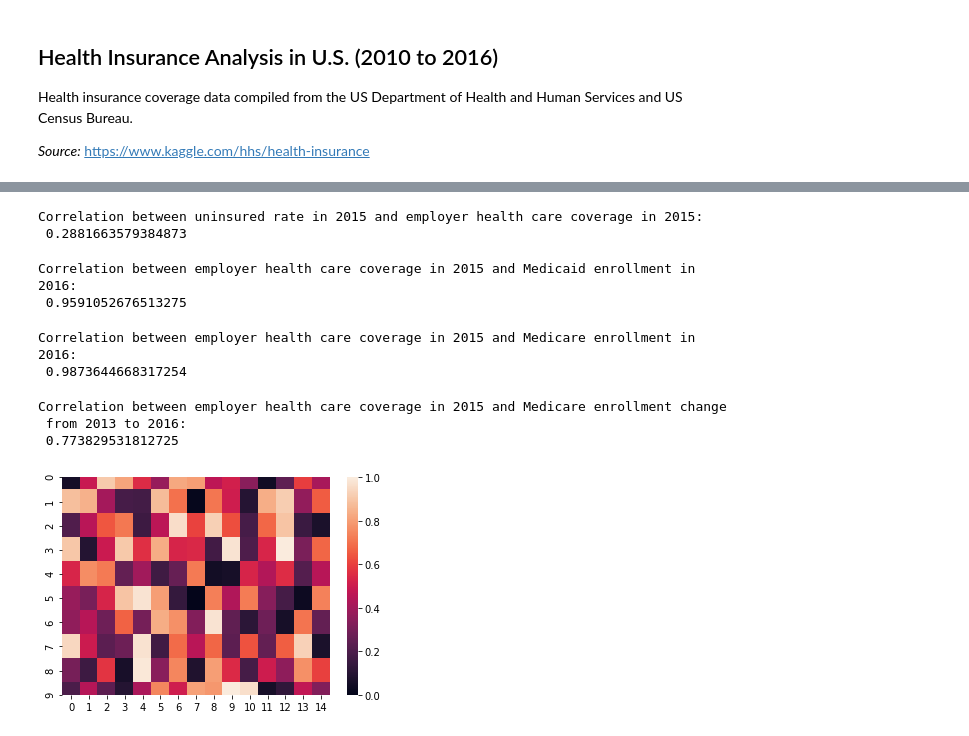
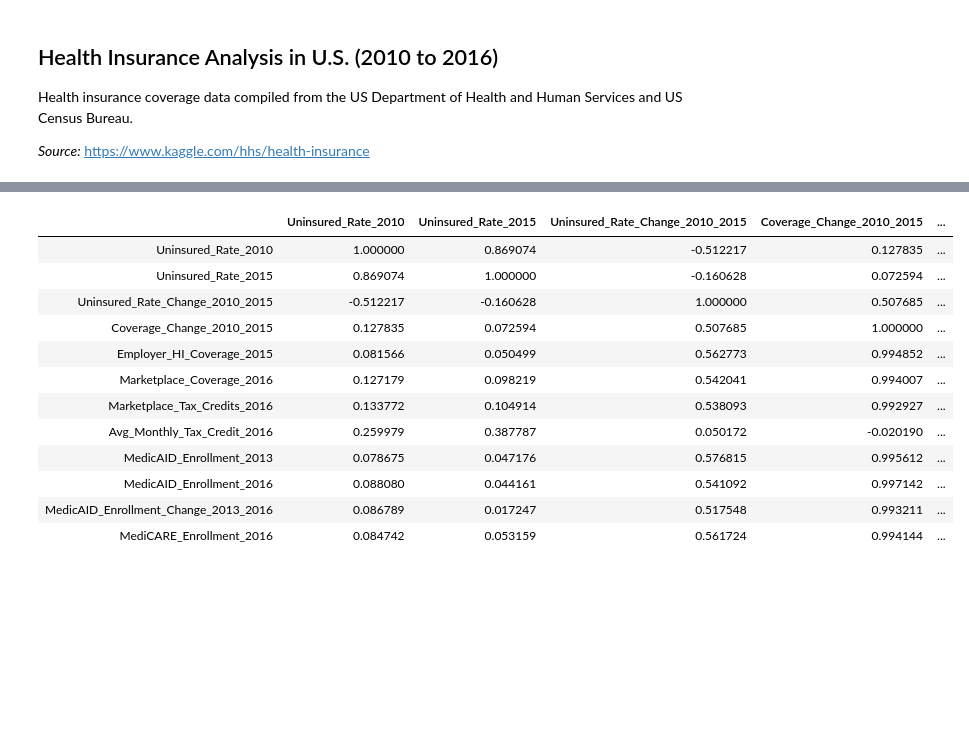
Before and after one commit to slp22/metis_IDS_project, a Jupyter notebook: Health_Insurance_Analysis.ipynb, the cells around one changed output, grey strips where cells are left out. Drawn from its saved outputs; the diff is of its cells as text; code cells hidden in the pictures; blank space fills up the shorter version.

```diff
--- a/Health_Insurance_Analysis.ipynb
+++ b/Health_Insurance_Analysis.ipynb
@@ -108,26 +80,20 @@ health_insurance.head()
-# %%
-print("Correlation between uninsured rate in 2015 and employer health care coverage in 2015:\n", health_insurance.UIRate2015.corr(health_insurance.EmployerHIC2015, method="spearman") )
-# %% [output]
-Correlation between uninsured rate in 2015 and employer health care coverage in 2015:
- 0.2881663579384873
-# %%
-print("Correlation between employer health care coverage in 2015 and Medicaid enrollment in 2016:\n", health_insurance.EmployerHIC2015.corr(health_insurance.MedicaidEnrollment2016, method="spearman") )
-# %% [output]
-Correlation between employer health care coverage in 2015 and Medicaid enrollment in 2016:
- 0.9591052676513275
-# %%
-print("Correlation between employer health care coverage in 2015 and Medicare enrollment in 2016:\n", health_insurance.EmployerHIC2015.corr(health_insurance.MedicareEnrollment2016, method="spearman") )
-# %% [output]
-Correlation between employer health care coverage in 2015 and Medicare enrollment in 2016:
- 0.9873644668317254
-# %%
-print("Correlation between employer health care coverage in 2015 and Medicare enrollment change\n from 2013 to 2016:\n", health_insurance.EmployerHIC2015.corr(health_insurance["MedicaidEnrollmentChange2013-16"], method="spearman") )
-# %% [output]
-Correlation between employer health care coverage in 2015 and Medicare enrollment change
- from 2013 to 2016:
- 0.773829531812725
-# %%
-health_insurance = np.random.rand(10, 15)
-ax = sns.heatmap(health_insurance, vmin=0, vmax=1)
-# %% [output]
-[figure, removed]
+# %%
+#Dropping the United States row to avoid skewing the data.
+health_insurance.drop(health_insurance.index[51])
+
+# Correlation matrix
+health_insurance.corr()
+# %% [output]
+|  | Uninsured_Rate_2010 | Uninsured_Rate_2015 | Uninsured_Rate_Change_2010_2015 | Coverage_Change_2010_2015 | ... |
+| Uninsured_Rate_2010 | 1.000000 | 0.869074 | -0.512217 | 0.127835 | ... |
+| Uninsured_Rate_2015 | 0.869074 | 1.000000 | -0.160628 | 0.072594 | ... |
+| Uninsured_Rate_Change_2010_2015 | -0.512217 | -0.160628 | 1.000000 | 0.507685 | ... |
+| Coverage_Change_2010_2015 | 0.127835 | 0.072594 | 0.507685 | 1.000000 | ... |
+| Employer_HI_Coverage_2015 | 0.081566 | 0.050499 | 0.562773 | 0.994852 | ... |
+| Marketplace_Coverage_2016 | 0.127179 | 0.098219 | 0.542041 | 0.994007 | ... |
+| Marketplace_Tax_Credits_2016 | 0.133772 | 0.104914 | 0.538093 | 0.992927 | ... |
+| Avg_Monthly_Tax_Credit_2016 | 0.259979 | 0.387787 | 0.050172 | -0.020190 | ... |
+| MedicAID_Enrollment_2013 | 0.078675 | 0.047176 | 0.576815 | 0.995612 | ... |
+| MedicAID_Enrollment_2016 | 0.088080 | 0.044161 | 0.541092 | 0.997142 | ... |
+| MedicAID_Enrollment_Change_2013_2016 | 0.086789 | 0.017247 | 0.517548 | 0.993211 | ... |
+| MediCARE_Enrollment_2016 | 0.084742 | 0.053159 | 0.561724 | 0.994144 | ... |
```
Also changed, not shown: parts of 13 cells of this notebook, 1 other file.
